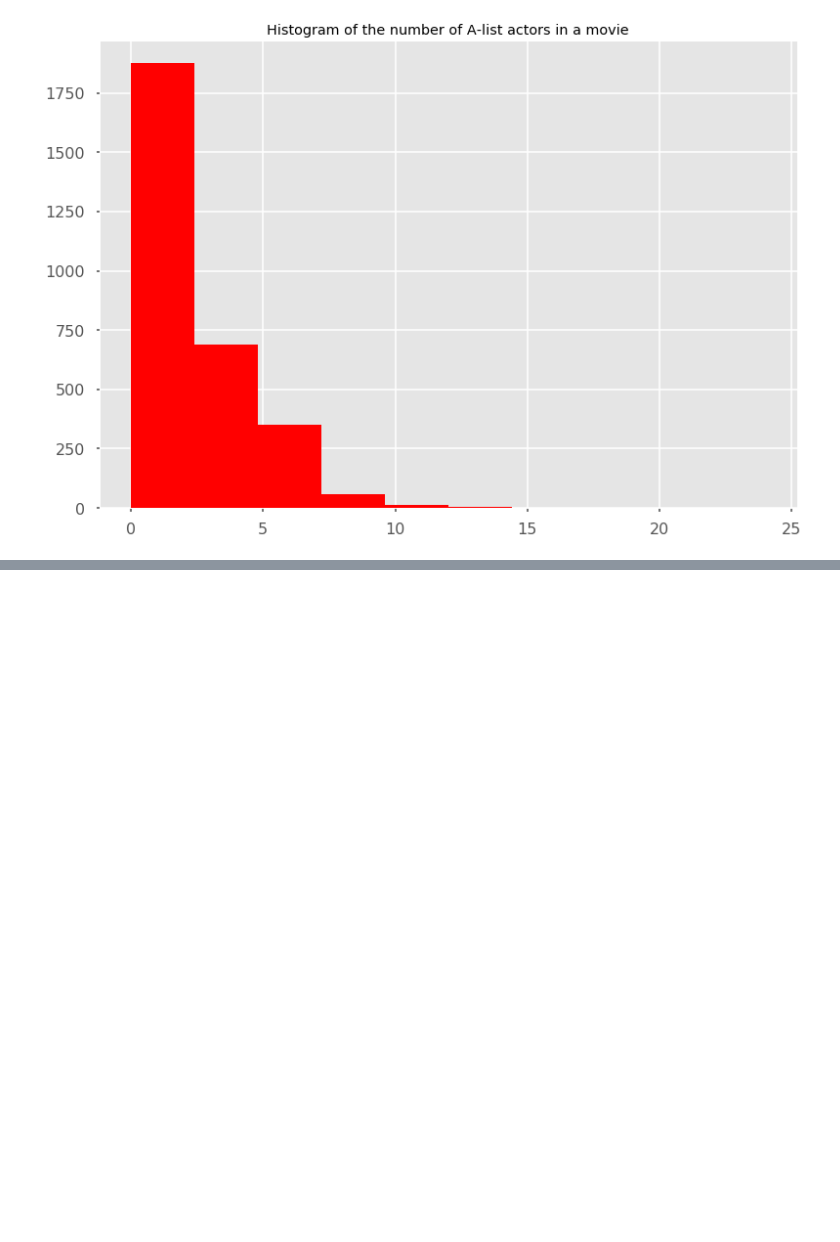
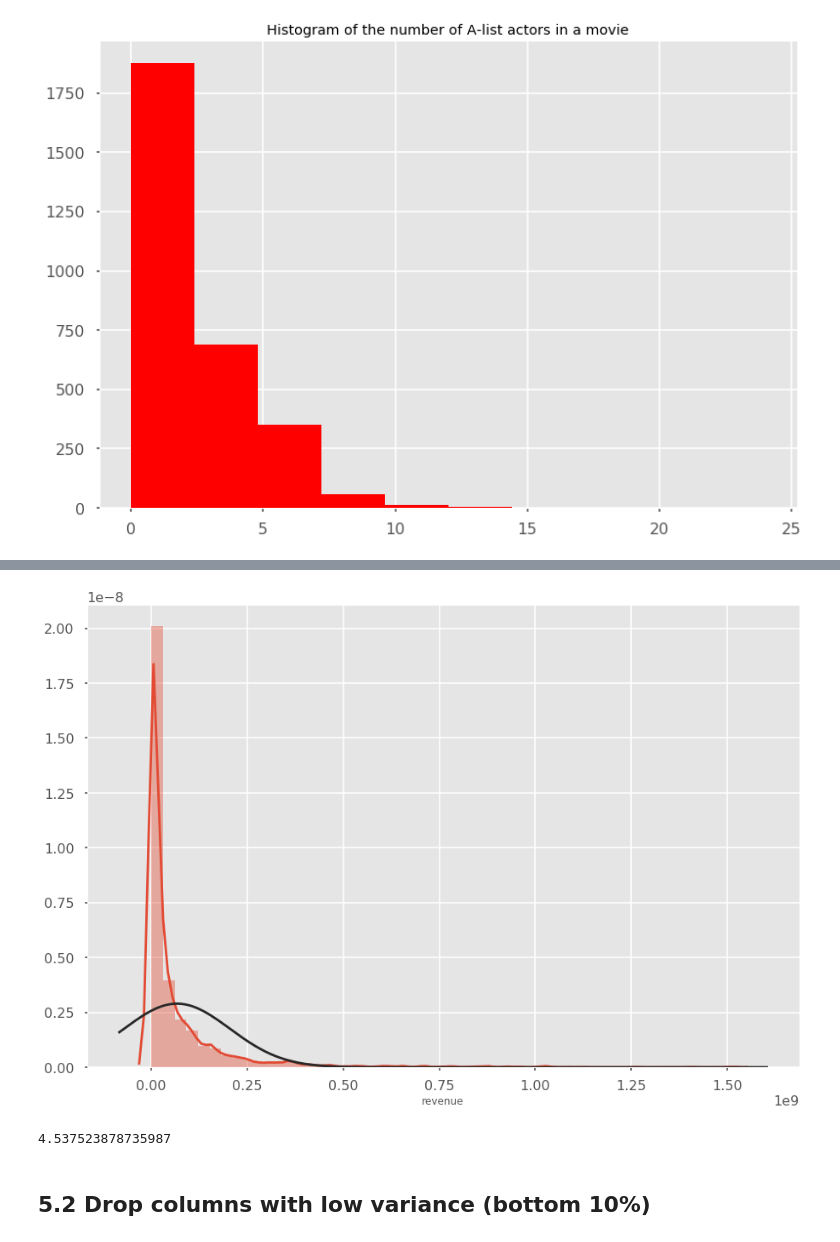
Before and after one commit to harryarthur/TMDB-Box-Office-Prediction, a Jupyter notebook: TMDB-Box-Office-Predictions.ipynb, the cells around one changed output, grey strips where cells are left out. Cells and saved outputs as stored; diff of their text form; code cells hidden in the pictures; blank space fills up the shorter version.

```diff
--- a/TMDB-Box-Office-Predictions.ipynb
+++ b/TMDB-Box-Office-Predictions.ipynb
@@ -1243,0 +1334,3 @@ plt.show()
+# %%
+#save target
+y_train = train['revenue']
@@ -1243,0 +1347,12 @@ plt.show()
+# %%
+#Check the new distribution
+plt.subplots(figsize=(15, 10))
+g = sns.distplot(y_train, fit=norm, label = "Skewness : %.2f"%(y_train.skew()))
+# %% [output]
+[figure, added]
+# %%
+abs(y_train.skew())
+# %% [output]
+4.537523878735987
+# %% [markdown]
+## 5.2 Drop columns with low variance (bottom 10%)
```
Also changed, not shown: parts of 45 cells of this notebook.
